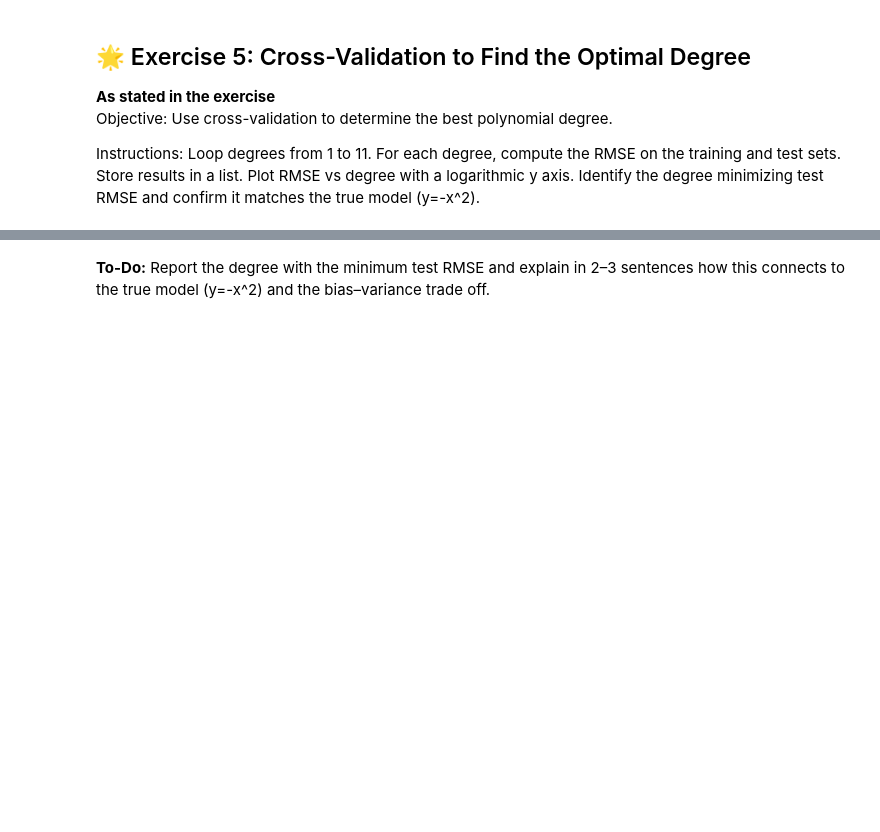
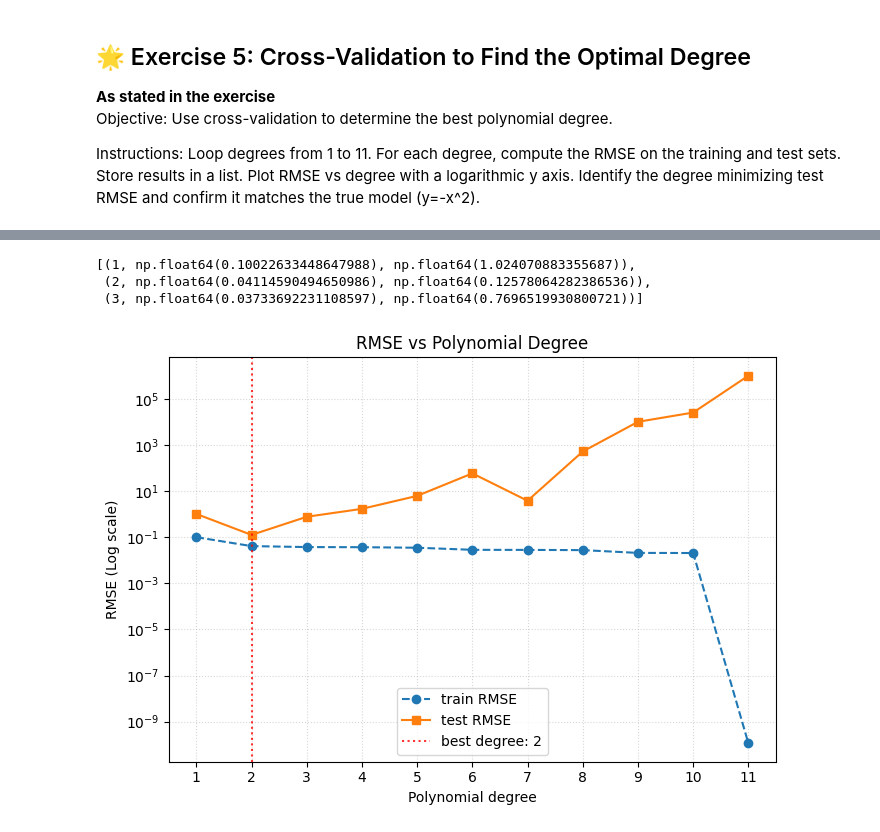
Before and after one commit to Clovis4566/TECH-TALENT-ACCELERATOR, a Jupyter notebook: Exercises_XP_student_polynomial.ipynb, the cells around one changed output, grey strips where cells are left out. Saved outputs shown, nothing was run; the diff lists cells and outputs as text; code cells hidden in the pictures; blank space fills up the shorter version.

```diff
--- a/Exercises_XP_student_polynomial.ipynb
+++ b/Exercises_XP_student_polynomial.ipynb
@@ -77,7 +87,7 @@ print("x shape:", x.shape)
 x shape: (20,)
 # %%
 # To-Do: generate y with noise using np.random.normal()
-y = -(x ** 2) + np.random.normal(loc=0, scale=0.05, size=x.shape)
+y = -x**2 + np.random.normal(0, 0.05, len(x))
 print("y shape:", y.shape)
 # %% [output]
 y shape: (20,)
@@ -219,2 +173,76 @@ plt.show()
-# %% [markdown]
-**To-Do:** Report the degree with the minimum test RMSE and explain in 2–3 sentences how this connects to the true model \(y=-x^2\) and the bias–variance trade off.
+# %%
+import numpy as np
+from sklearn.pipeline import make_pipeline
+from sklearn.preprocessing import PolynomialFeatures
+from sklearn.linear_model import LinearRegression
+
+# To-Do: compute RMSE per degree for train and test
+def rmse(y_true, y_pred):
+    return np.sqrt(np.mean((y_true - y_pred) ** 2))
+
+# --- CORRECTION : Transformation des X en tableaux 2D ---
+x_train_2d = x_train.reshape(-1, 1)
+x_test_2d = x_test.reshape(-1, 1)
+# --------------------------------------------------------
+
+degrees = range(1, 12)
+rows = []  # each row: (degree, rmse_train, rmse_test)
+
+for d in degrees:
+    # fit on train
+    model = make_pipeline(PolynomialFeatures(degree=d), LinearRegression())
+    model.fit(x_train_2d, y_train)
+
+    # evaluate on train and test
+    y_train_pred = model.predict(x_train_2d)
+    y_test_pred = model.predict(x_test_2d)
+
+    rmse_train = rmse(y_train, y_train_pred)
+    rmse_test = rmse(y_test, y_test_pred)
+
+    # append to rows
+    rows.append((d, rmse_train, rmse_test))
+
+rows[:3]  # peek
+# %% [output]
+[(1, np.float64(0.10022633448647988), np.float64(1.024070883355687)),
+ (2, np.float64(0.04114590494650986), np.float64(0.12578064282386536)),
+ (3, np.float64(0.03733692231108597), np.float64(0.7696519930800721))]
+# %%
+# Pre-filled: plotting RMSE curves (one figure, two curves)
+degs = [r[0] for r in rows]
+rmse_tr = [r[1] for r in rows]
+rmse_te = [r[2] for r in rows]
+
+import matplotlib.pyplot as plt
+
+# --- Améliorations graphiques ---
+# Identification du meilleur degré (qui minimise la RMSE de test)
+best_degree = degs[rmse_te.index(min(rmse_te))]
+
+plt.figure(figsize=(7, 5))
+
+# Ajout de marqueurs (o et s) pour identifier chaque point de mesure
+plt.plot(degs, rmse_tr, label="train RMSE", marker='o', linestyle='--')
+plt.plot(degs, rmse_te, label="test RMSE", marker='s', linestyle='-')
+
+# Ligne verticale pour mettre en évidence le degré optimal
+plt.axvline(x=best_degree, color='red', linestyle=':', alpha=0.8,
+            label=f"best degree: {best_degree}")
+
+plt.yscale("log")
+plt.xlabel("Polynomial degree")
+plt.ylabel("RMSE (Log scale)")
+plt.title("RMSE vs Polynomial Degree")
+
+# Graduation propre pour chaque degré (de 1 à 11)
+plt.xticks(degs)
+
+# Grille d'arrière-plan indispensable pour l'échelle logarithmique
+plt.grid(True, which="both", linestyle=":", alpha=0.5)
+
+plt.legend()
+plt.tight_layout()
+plt.show()
+# %% [output]
+[figure, added]
```
Also changed, not shown: parts of 13 cells of this notebook.
